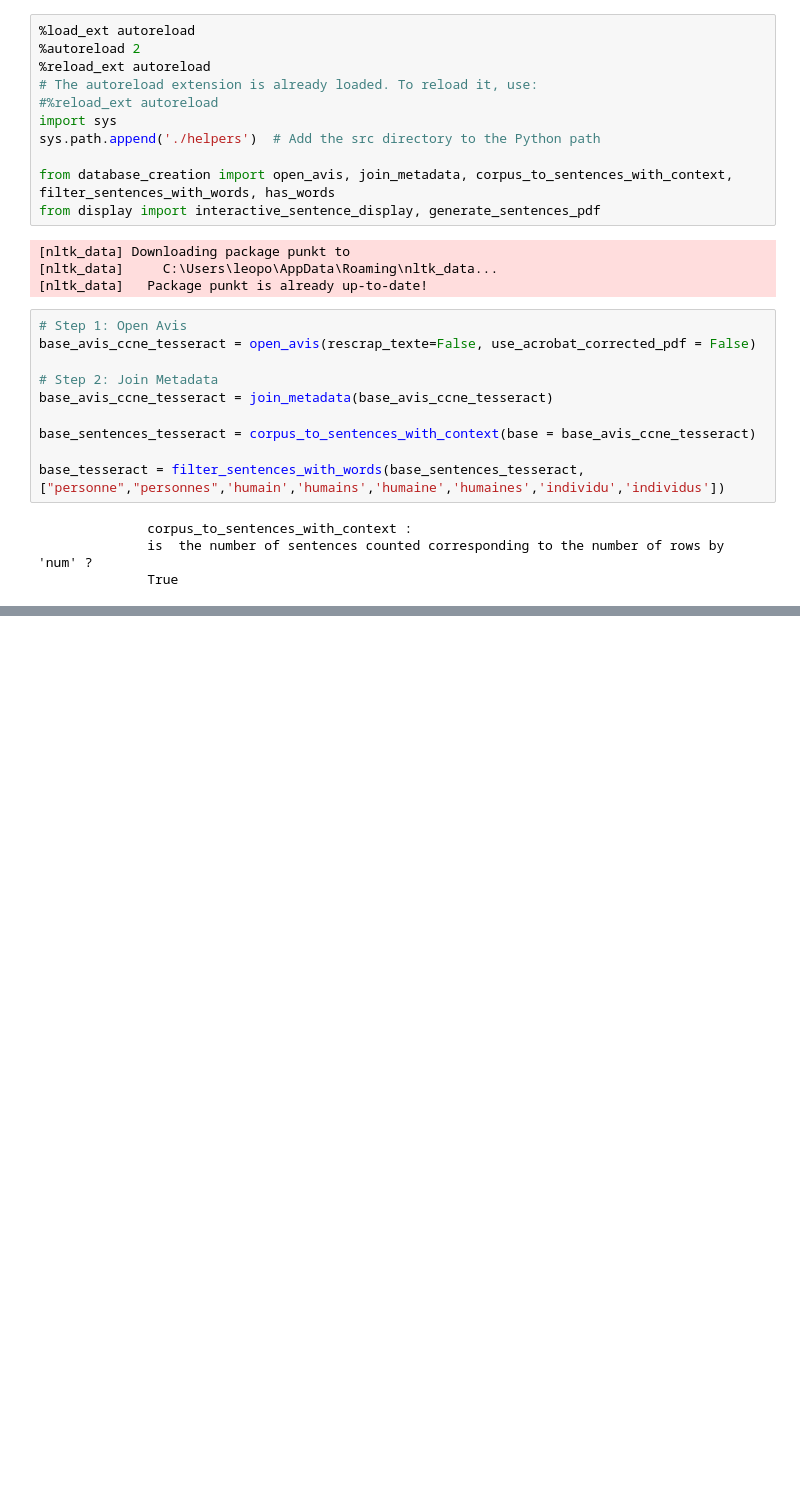
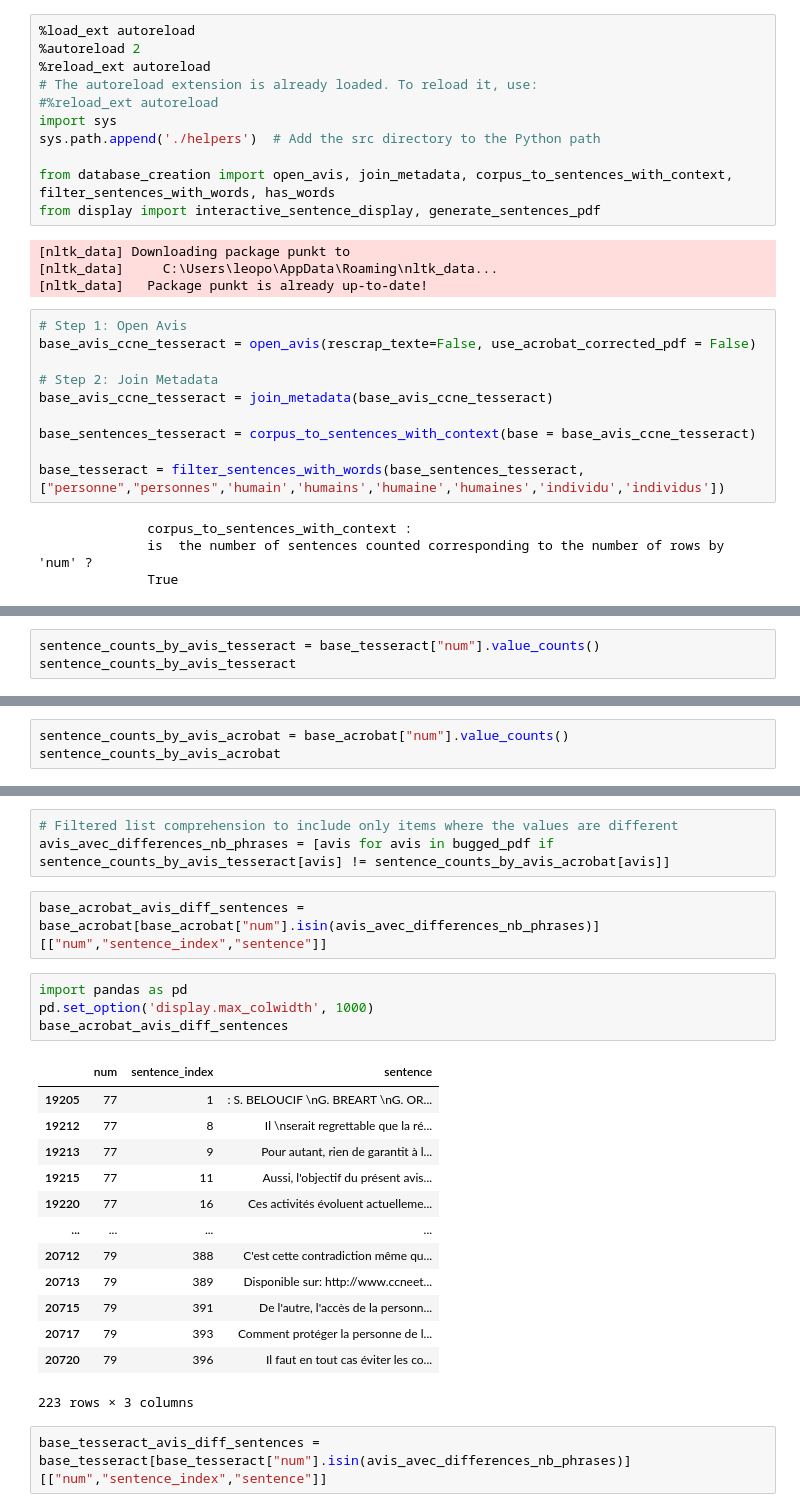
Before and after one commit to LeoMaurice/CCNE, a Jupyter notebook: src/base_sentences_creation.ipynb, the cells around one changed output, grey strips where cells are left out. Cells and saved outputs as stored; diff of their text form; blank space fills up the shorter version.

Commit message:
comparaison tesseract OCR acrobat OCR

```diff
--- a/src/base_sentences_creation.ipynb
+++ b/src/base_sentences_creation.ipynb
@@ -378,0 +384,3 @@ NameError: name 'base_sentences' is not defined
+# %%
+sentence_counts_by_avis_tesseract = base_tesseract["num"].value_counts()
+sentence_counts_by_avis_tesseract
@@ -378,0 +403,3 @@ NameError: name 'base_sentences' is not defined
+# %%
+sentence_counts_by_avis_acrobat = base_acrobat["num"].value_counts()
+sentence_counts_by_avis_acrobat
@@ -378,0 +422,25 @@ NameError: name 'base_sentences' is not defined
+# %%
+# Filtered list comprehension to include only items where the values are different
+avis_avec_differences_nb_phrases = [avis for avis in bugged_pdf if sentence_counts_by_avis_tesseract[avis] != sentence_counts_by_avis_acrobat[avis]]
+# %%
+base_acrobat_avis_diff_sentences = base_acrobat[base_acrobat["num"].isin(avis_avec_differences_nb_phrases)][["num","sentence_index","sentence"]]
+# %%
+import pandas as pd
+pd.set_option('display.max_colwidth', 1000)
+base_acrobat_avis_diff_sentences
+# %% [output]
+|  | num | sentence_index | sentence |
+| 19205 | 77 | 1 | : S. BELOUCIF \nG. BREART \nG. OR... |
+| 19212 | 77 | 8 | Il \nserait regrettable que la ré... |
+| 19213 | 77 | 9 | Pour autant, rien de garantit à l... |
+| 19215 | 77 | 11 | Aussi, l'objectif du présent avis... |
+| 19220 | 77 | 16 | Ces activités évoluent actuelleme... |
+| ... | ... | ... | ... |
+| 20712 | 79 | 388 | C'est cette contradiction même qu... |
+| 20713 | 79 | 389 | Disponible sur: http://www.ccneet... |
+| 20715 | 79 | 391 | De l'autre, l'accès de la personn... |
+| 20717 | 79 | 393 | Comment protéger la personne de l... |
+| 20720 | 79 | 396 | Il faut en tout cas éviter les co... |
+223 rows × 3 columns
+# %%
+base_tesseract_avis_diff_sentences = base_tesseract[base_tesseract["num"].isin(avis_avec_differences_nb_phrases)][["num","sentence_index","sentence"]]
```
Also changed, not shown: parts of 7 cells of this notebook.
